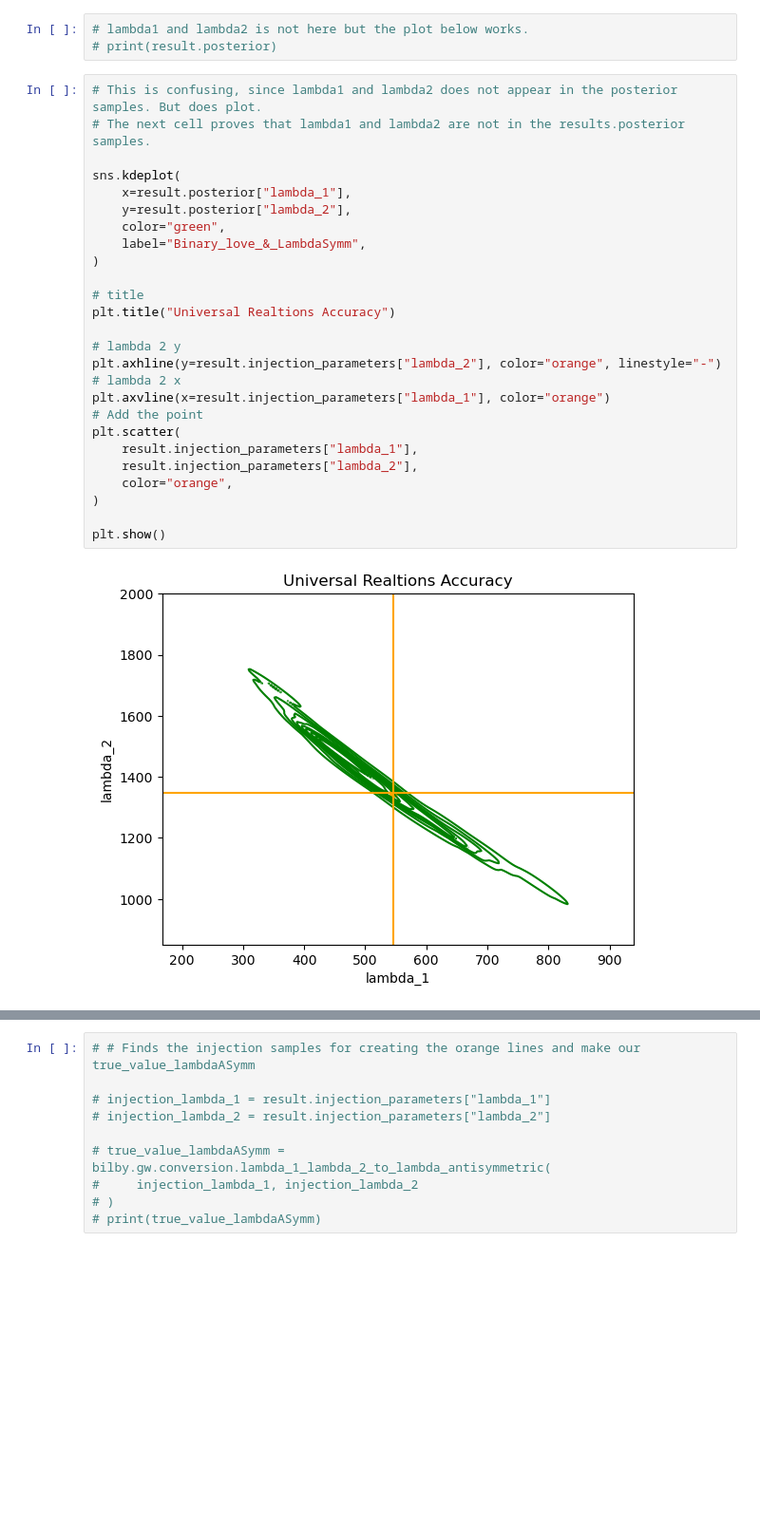
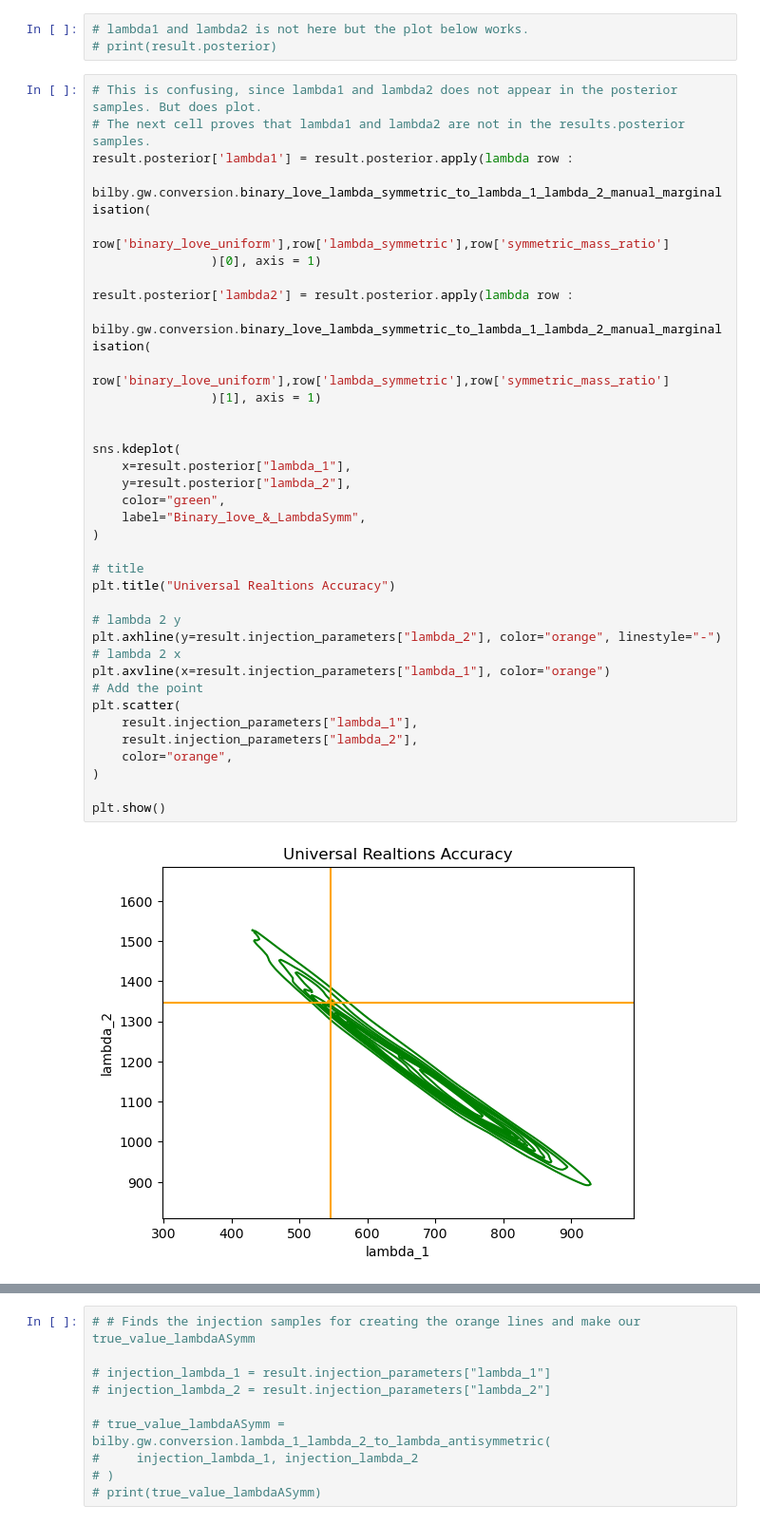
Before and after one commit to daniellmarc/Binary_Love, a Jupyter notebook: binary_love_Symm/Binary_love_Symm.ipynb, the cells around one changed output, grey strips where cells are left out. Shown at 95% size. Cells and saved outputs as stored; diff of their text form; blank space fills up the shorter version.

```diff
--- a/binary_love_Symm/Binary_love_Symm.ipynb
+++ b/binary_love_Symm/Binary_love_Symm.ipynb
@@ -230,28 +230,38 @@ ln_bayes_factor: 1429.323 +/-  0.410
 # %%
 # This is confusing, since lambda1 and lambda2 does not appear in the posterior samples. But does plot.
 # The next cell proves that lambda1 and lambda2 are not in the results.posterior samples.
+result.posterior['lambda1'] = result.posterior.apply(lambda row :
+        bilby.gw.conversion.binary_love_lambda_symmetric_to_lambda_1_lambda_2_manual_marginalisation(
+                row['binary_love_uniform'],row['lambda_symmetric'],row['symmetric_mass_ratio']
+                )[0], axis = 1)
+
+result.posterior['lambda2'] = result.posterior.apply(lambda row :
+        bilby.gw.conversion.binary_love_lambda_symmetric_to_lambda_1_lambda_2_manual_marginalisation(
+                row['binary_love_uniform'],row['lambda_symmetric'],row['symmetric_mass_ratio']
+                )[1], axis = 1)
+
 
 sns.kdeplot(
     x=result.posterior["lambda_1"],
     y=result.posterior["lambda_2"],
     color="green",
     label="Binary_love_&_LambdaSymm",
 )
 
 # title
 plt.title("Universal Realtions Accuracy")
 
 # lambda 2 y
 plt.axhline(y=result.injection_parameters["lambda_2"], color="orange", linestyle="-")
 # lambda 2 x
 plt.axvline(x=result.injection_parameters["lambda_1"], color="orange")
 # Add the point
 plt.scatter(
     result.injection_parameters["lambda_1"],
     result.injection_parameters["lambda_2"],
     color="orange",
 )
 
 plt.show()
 # %% [output]
-[figure, old version]
+[figure, new version]
```
Also changed, not shown: parts of 12 cells of this notebook, 2 other files.
